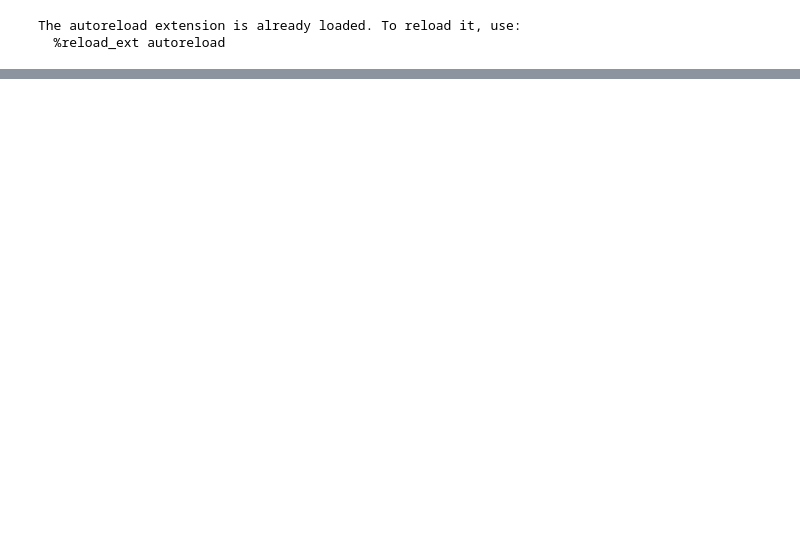
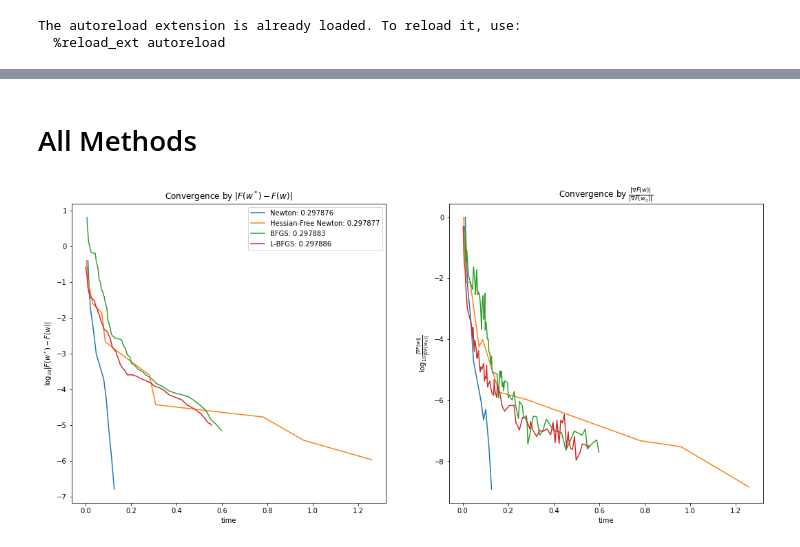
Before and after one commit to Howuhh/hse_optimization, a Jupyter notebook: hw3/bfgs.ipynb, the cells around one changed output, grey strips where cells are left out. Saved outputs shown, nothing was run; the diff lists cells and outputs as text; code cells hidden in the pictures; blank space fills up the shorter version.

```diff
--- a/hw3/bfgs.ipynb
+++ b/hw3/bfgs.ipynb
@@ -152,0 +15,12 @@ Wall time: 355 ms
+# %%
+with open("optimize_data/all_methods.pkl", "rb") as file:
+    log = pickle.load(file)
+
+with open("optimize_data/buffer_size.pkl", "rb") as file:
+    log_buffer = pickle.load(file)
+# %% [markdown]
+# All Methods
+# %%
+plot_metric(log, "a1a", "time")
+# %% [output]
+[figure, added]
```
Also changed, not shown: parts of 12 cells of this notebook, 8 other files.
